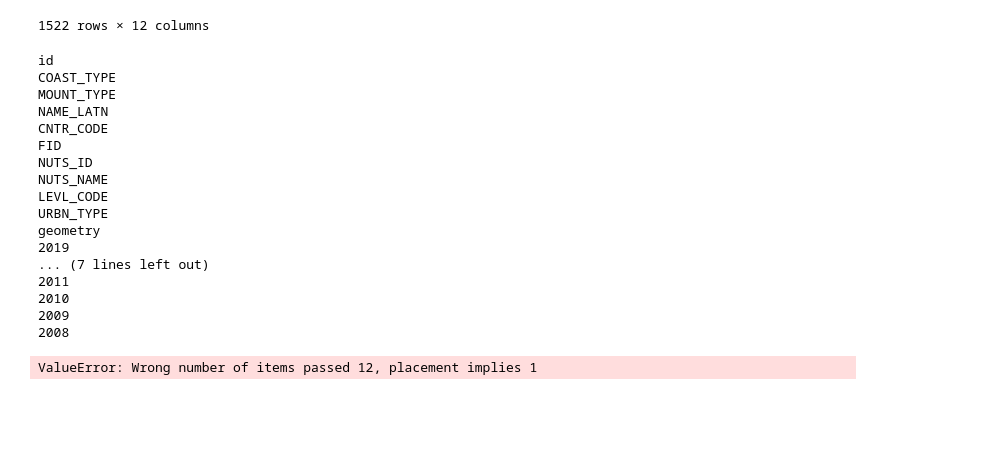
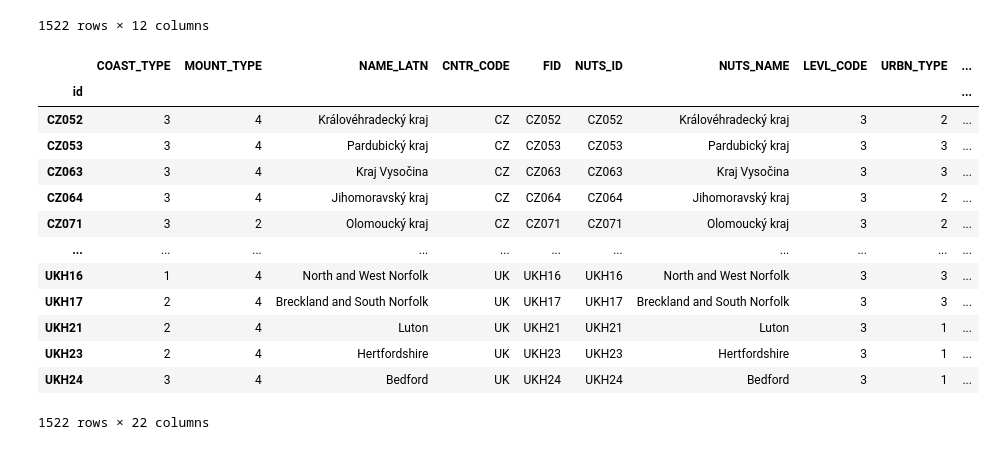
Before and after one commit to Frostie10/eurostat_test, a Jupyter notebook: test_eurostat.ipynb, the cells around one changed output. Cells and saved outputs as stored; diff of their text form; code cells hidden in the pictures; blank space fills up the shorter version.

```diff
--- a/test_eurostat.ipynb
+++ b/test_eurostat.ipynb
@@ -206,3 +206,6 @@ df_transportdistance_share_GT01
 1522 rows × 12 columns
 # %% [markdown]
 # Adding column to gdf
+# %%
+df_transportdistance_share_GT01.columns = ['2019', '2018', '2017', '2016', '2015', '2014', '2013', '2012', '2011', '2010', '2009', '2008']
+df_transportdistance_share_GT01
@@ -231,25 +245,0 @@ gdf1 = gdf.join(df_tds_GT01_2019)
-# %%
-for col in gdf1.columns:
-    print(col)
-# %% [output]
-id
-COAST_TYPE
-MOUNT_TYPE
-NAME_LATN
-CNTR_CODE
-FID
-NUTS_ID
-NUTS_NAME
-LEVL_CODE
-URBN_TYPE
-geometry
-2019
-... (7 lines left out)
-2011
-2010
-2009
-2008
-# %%
-gdf['GTO1_2019'] = df_tds_GT01_2019
-# %% [output]
-ValueError: Wrong number of items passed 12, placement implies 1
@@ -260,0 +249,19 @@ df_tds_GT01_2019
+# %%
+#add the data from the df to the gdf
+gdf1 = gdf_dw.join(df_tds_GT01_2019)
+gdf1
+# %% [output]
+|  | COAST_TYPE | MOUNT_TYPE | NAME_LATN | CNTR_CODE | FID | NUTS_ID | NUTS_NAME | LEVL_CODE | URBN_TYPE | ... |
+| id |  |  |  |  |  |  |  |  |  | ... |
+| CZ052 | 3 | 4 | Královéhradecký kraj | CZ | CZ052 | CZ052 | Královéhradecký kraj | 3 | 2 | ... |
+| CZ053 | 3 | 4 | Pardubický kraj | CZ | CZ053 | CZ053 | Pardubický kraj | 3 | 3 | ... |
+| CZ063 | 3 | 4 | Kraj Vysočina | CZ | CZ063 | CZ063 | Kraj Vysočina | 3 | 3 | ... |
+| CZ064 | 3 | 4 | Jihomoravský kraj | CZ | CZ064 | CZ064 | Jihomoravský kraj | 3 | 2 | ... |
+| CZ071 | 3 | 2 | Olomoucký kraj | CZ | CZ071 | CZ071 | Olomoucký kraj | 3 | 2 | ... |
+| ... | ... | ... | ... | ... | ... | ... | ... | ... | ... | ... |
+| UKH16 | 1 | 4 | North and West Norfolk | UK | UKH16 | UKH16 | North and West Norfolk | 3 | 3 | ... |
+| UKH17 | 2 | 4 | Breckland and South Norfolk | UK | UKH17 | UKH17 | Breckland and South Norfolk | 3 | 3 | ... |
+| UKH21 | 2 | 4 | Luton | UK | UKH21 | UKH21 | Luton | 3 | 1 | ... |
+| UKH23 | 2 | 4 | Hertfordshire | UK | UKH23 | UKH23 | Hertfordshire | 3 | 1 | ... |
+| UKH24 | 3 | 4 | Bedford | UK | UKH24 | UKH24 | Bedford | 3 | 1 | ... |
+1522 rows × 22 columns
```
Also changed, not shown: parts of 10 cells of this notebook.
